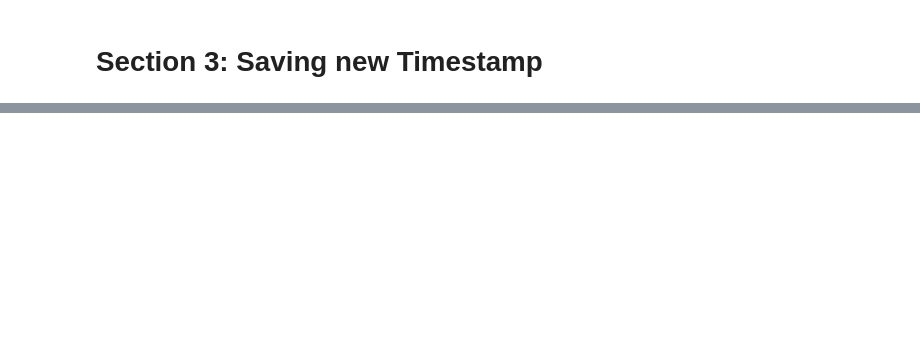
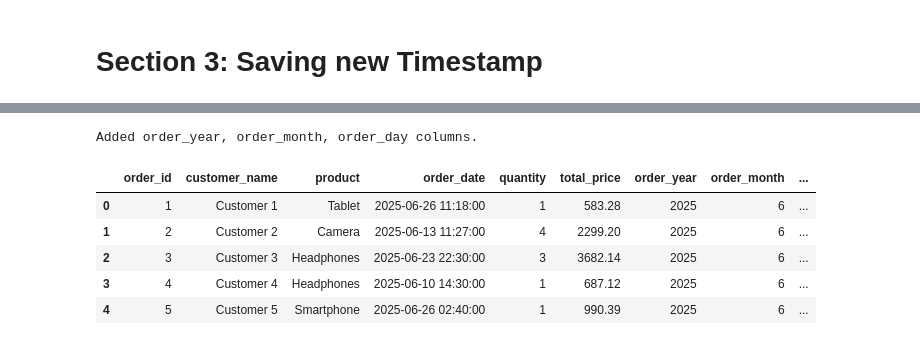
Before and after one commit to Geoffrey-Chege/ETL_Extract_GeoffreyChege_669566, a Jupyter notebook: etl_extract.ipynb, the cells around one changed output, grey strips where cells are left out. Drawn from its saved outputs; the diff is of its cells as text; code cells hidden in the pictures; blank space fills up the shorter version.

Commit message:
Lab 4: Add data Transformation sections & outputs

```diff
--- a/etl_extract.ipynb
+++ b/etl_extract.ipynb
@@ -78,0 +83,7 @@ Extraction timestamp updated to: 2025-06-10 13:52:29.132162
+# %%
+# 4.1: Cleaning: Remove duplicates (if any)
+
+before_dups = df_full.shape[0]
+df_full_clean = df_full.drop_duplicates()
+after_dups = df_full_clean.shape[0]
+print(f"Removed {before_dups - after_dups} duplicate rows from full data.")
@@ -78,0 +106,19 @@ Extraction timestamp updated to: 2025-06-10 13:52:29.132162
+# %%
+# 4.3: Structural: Extract date parts
+
+df_full_clean['order_date'] = pd.to_datetime(df_full_clean['order_date'], errors='coerce')
+
+# Create year, month, day columns for analysis
+df_full_clean['order_year'] = df_full_clean['order_date'].dt.year
+df_full_clean['order_month'] = df_full_clean['order_date'].dt.month
+df_full_clean['order_day'] = df_full_clean['order_date'].dt.day
+print("Added order_year, order_month, order_day columns.")
+display(df_full_clean.head())
+# %% [output]
+Added order_year, order_month, order_day columns.
+|  | order_id | customer_name | product | order_date | quantity | total_price | order_year | order_month | ... |
+| 0 | 1 | Customer 1 | Tablet | 2025-06-26 11:18:00 | 1 | 583.28 | 2025 | 6 | ... |
+| 1 | 2 | Customer 2 | Camera | 2025-06-13 11:27:00 | 4 | 2299.20 | 2025 | 6 | ... |
+| 2 | 3 | Customer 3 | Headphones | 2025-06-23 22:30:00 | 3 | 3682.14 | 2025 | 6 | ... |
+| 3 | 4 | Customer 4 | Headphones | 2025-06-10 14:30:00 | 1 | 687.12 | 2025 | 6 | ... |
+| 4 | 5 | Customer 5 | Smartphone | 2025-06-26 02:40:00 | 1 | 990.39 | 2025 | 6 | ... |
```
Also changed, not shown: parts of 19 cells of this notebook, 3 other files.
